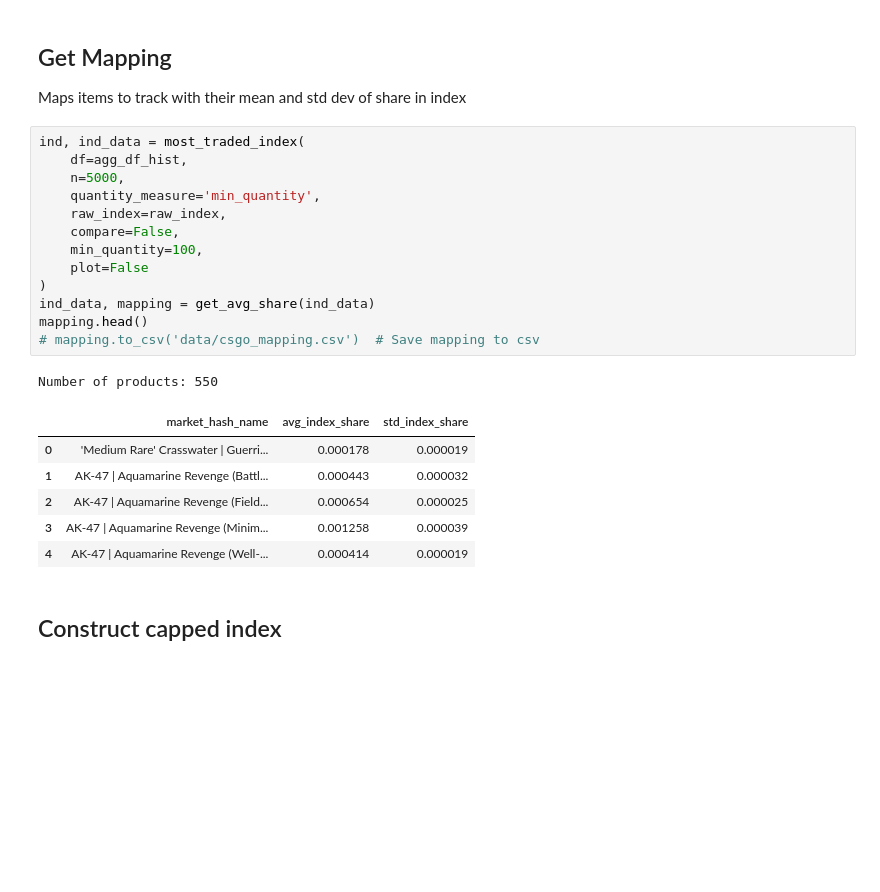
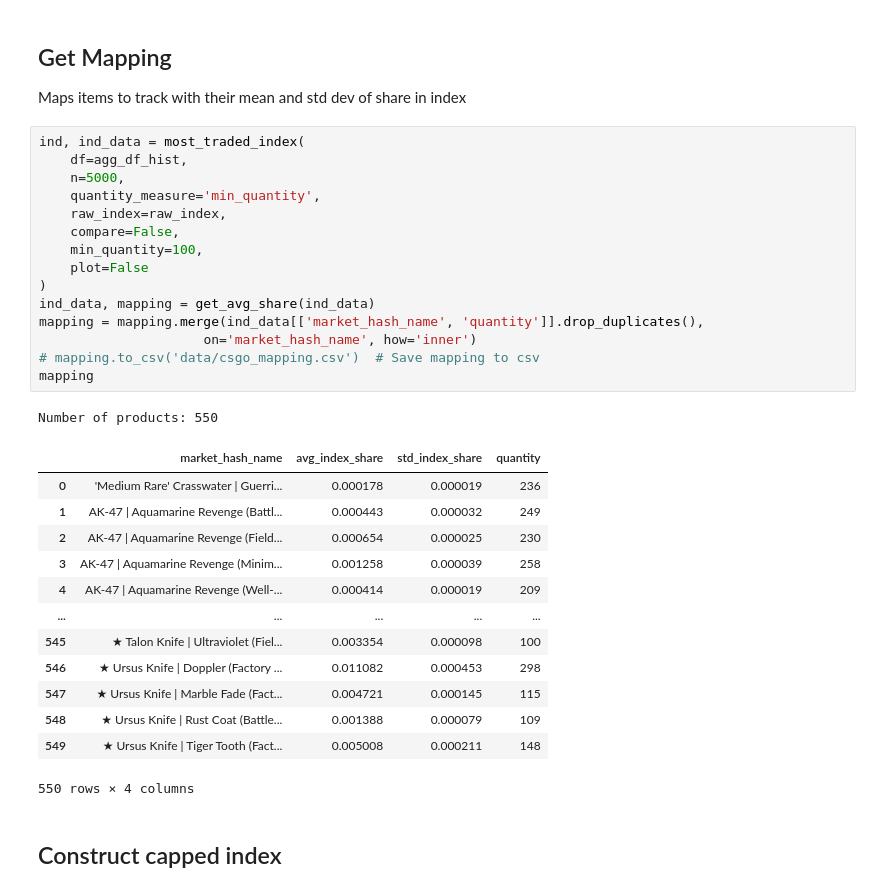
Before and after one commit to ijonas/siwa, a Jupyter notebook: eda/csgo.ipynb, the cells around one changed output. Drawn from its saved outputs; the diff is of its cells as text; blank space fills up the shorter version.

```diff
--- a/eda/csgo.ipynb
+++ b/eda/csgo.ipynb
@@ -605,24 +605,33 @@ Maps items to track with their mean and std dev of share in index
 # %%
 ind, ind_data = most_traded_index(
     df=agg_df_hist,
     n=5000,
     quantity_measure='min_quantity',
     raw_index=raw_index,
     compare=False,
     min_quantity=100,
     plot=False
 )
 ind_data, mapping = get_avg_share(ind_data)
-mapping.head()
+mapping = mapping.merge(ind_data[['market_hash_name', 'quantity']].drop_duplicates(),
+                     on='market_hash_name', how='inner')
 # mapping.to_csv('data/csgo_mapping.csv')  # Save mapping to csv
+mapping
 # %% [output]
 Number of products: 550
-|  | market_hash_name | avg_index_share | std_index_share |
-| 0 | 'Medium Rare' Crasswater | Guerri... | 0.000178 | 0.000019 |
-| 1 | AK-47 | Aquamarine Revenge (Battl... | 0.000443 | 0.000032 |
-| 2 | AK-47 | Aquamarine Revenge (Field... | 0.000654 | 0.000025 |
-| 3 | AK-47 | Aquamarine Revenge (Minim... | 0.001258 | 0.000039 |
-| 4 | AK-47 | Aquamarine Revenge (Well-... | 0.000414 | 0.000019 |
+|  | market_hash_name | avg_index_share | std_index_share | quantity |
+| 0 | 'Medium Rare' Crasswater | Guerri... | 0.000178 | 0.000019 | 236 |
+| 1 | AK-47 | Aquamarine Revenge (Battl... | 0.000443 | 0.000032 | 249 |
+| 2 | AK-47 | Aquamarine Revenge (Field... | 0.000654 | 0.000025 | 230 |
+| 3 | AK-47 | Aquamarine Revenge (Minim... | 0.001258 | 0.000039 | 258 |
+| 4 | AK-47 | Aquamarine Revenge (Well-... | 0.000414 | 0.000019 | 209 |
+| ... | ... | ... | ... | ... |
+| 545 | ★ Talon Knife | Ultraviolet (Fiel... | 0.003354 | 0.000098 | 100 |
+| 546 | ★ Ursus Knife | Doppler (Factory ... | 0.011082 | 0.000453 | 298 |
+| 547 | ★ Ursus Knife | Marble Fade (Fact... | 0.004721 | 0.000145 | 115 |
+| 548 | ★ Ursus Knife | Rust Coat (Battle... | 0.001388 | 0.000079 | 109 |
+| 549 | ★ Ursus Knife | Tiger Tooth (Fact... | 0.005008 | 0.000211 | 148 |
+550 rows × 4 columns
 # %% [markdown]
 ## Construct capped index
 # %%
```
